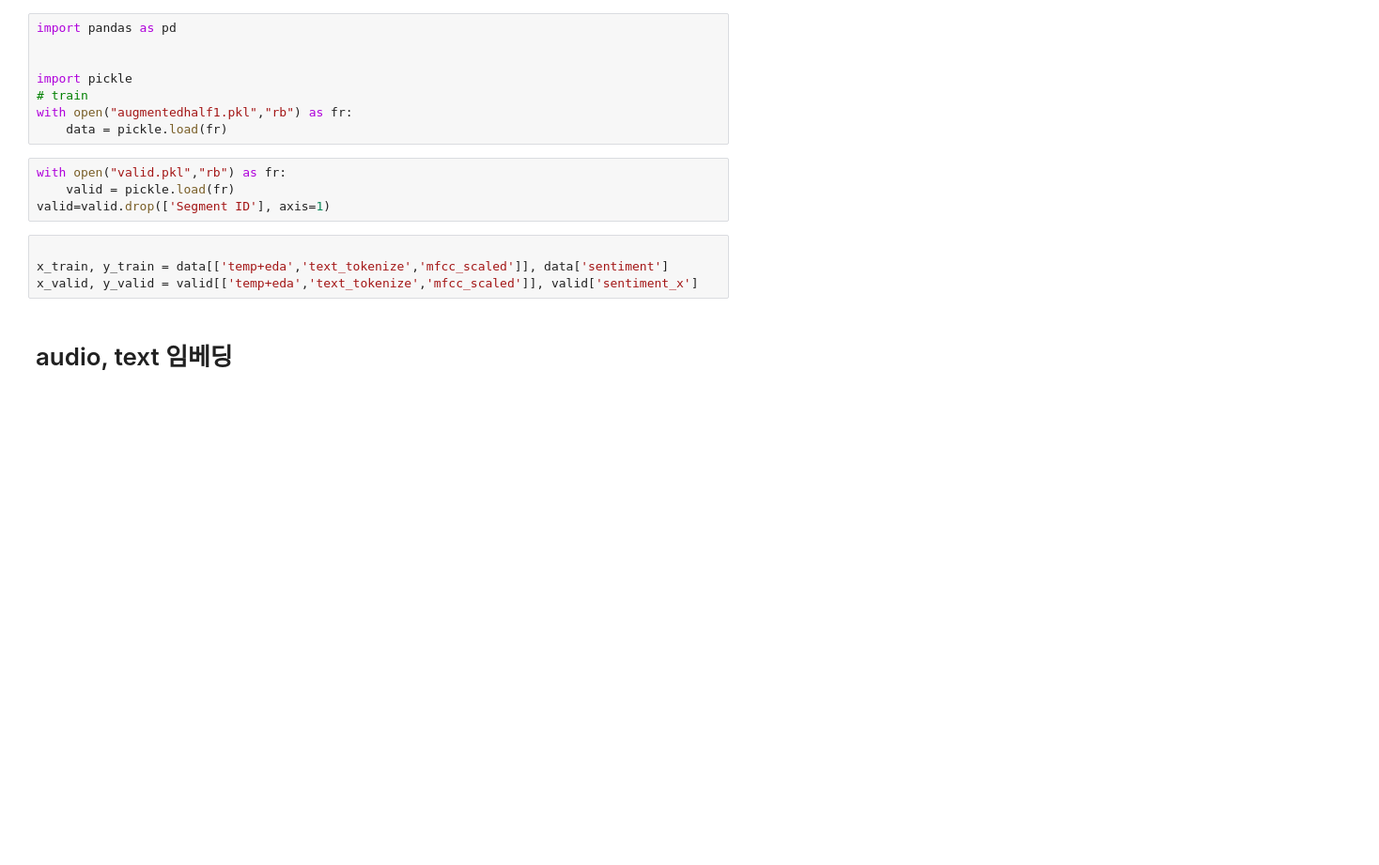
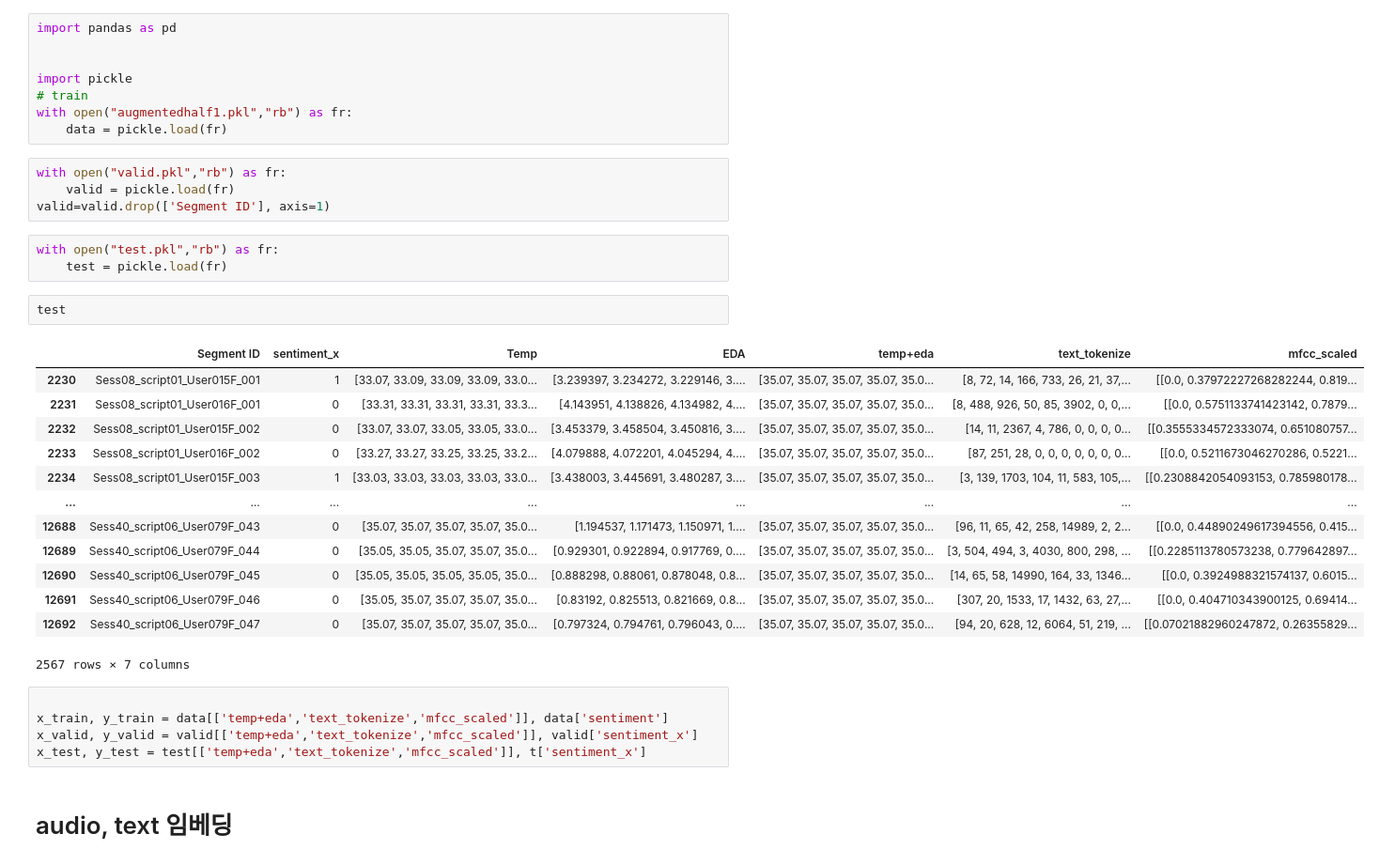
Before and after one commit to Juhyun730/BAT_multimodal_transformer, a Jupyter notebook: model/mul_transformer model_augmenteddata_crossattention.ipynb, the cells around one changed output. Shown: that part at 94% size. Drawn from its saved outputs; the diff is of its cells as text; blank space fills up the shorter version.

```diff
--- a/model/mul_transformer model_augmenteddata_crossattention.ipynb
+++ b/model/mul_transformer model_augmenteddata_crossattention.ipynb
@@ -25,10 +59,30 @@ with open("augmentedhalf1.pkl","rb") as fr:
 with open("valid.pkl","rb") as fr:
     valid = pickle.load(fr)
 valid=valid.drop(['Segment ID'], axis=1)
+# %%
+with open("test.pkl","rb") as fr:
+    test = pickle.load(fr)
+# %%
+test
+# %% [output]
+|  | Segment ID | sentiment_x | Temp | EDA | temp+eda | text_tokenize | mfcc_scaled |
+| 2230 | Sess08_script01_User015F_001 | 1 | [33.07, 33.09, 33.09, 33.09, 33.0... | [3.239397, 3.234272, 3.229146, 3.... | [35.07, 35.07, 35.07, 35.07, 35.0... | [8, 72, 14, 166, 733, 26, 21, 37,... | [[0.0, 0.37972227268282244, 0.819... |
+| 2231 | Sess08_script01_User016F_001 | 0 | [33.31, 33.31, 33.31, 33.31, 33.3... | [4.143951, 4.138826, 4.134982, 4.... | [35.07, 35.07, 35.07, 35.07, 35.0... | [8, 488, 926, 50, 85, 3902, 0, 0,... | [[0.0, 0.5751133741423142, 0.7879... |
+| 2232 | Sess08_script01_User015F_002 | 0 | [33.07, 33.07, 33.05, 33.05, 33.0... | [3.453379, 3.458504, 3.450816, 3.... | [35.07, 35.07, 35.07, 35.07, 35.0... | [14, 11, 2367, 4, 786, 0, 0, 0, 0... | [[0.3555334572333074, 0.651080757... |
+| 2233 | Sess08_script01_User016F_002 | 0 | [33.27, 33.27, 33.25, 33.25, 33.2... | [4.079888, 4.072201, 4.045294, 4.... | [35.07, 35.07, 35.07, 35.07, 35.0... | [87, 251, 28, 0, 0, 0, 0, 0, 0, 0... | [[0.0, 0.5211673046270286, 0.5221... |
+| 2234 | Sess08_script01_User015F_003 | 1 | [33.03, 33.03, 33.03, 33.03, 33.0... | [3.438003, 3.445691, 3.480287, 3.... | [35.07, 35.07, 35.07, 35.07, 35.0... | [3, 139, 1703, 104, 11, 583, 105,... | [[0.2308842054093153, 0.785980178... |
+| ... | ... | ... | ... | ... | ... | ... | ... |
+| 12688 | Sess40_script06_User079F_043 | 0 | [35.07, 35.07, 35.07, 35.07, 35.0... | [1.194537, 1.171473, 1.150971, 1.... | [35.07, 35.07, 35.07, 35.07, 35.0... | [96, 11, 65, 42, 258, 14989, 2, 2... | [[0.0, 0.44890249617394556, 0.415... |
+| 12689 | Sess40_script06_User079F_044 | 0 | [35.05, 35.05, 35.07, 35.07, 35.0... | [0.929301, 0.922894, 0.917769, 0.... | [35.07, 35.07, 35.07, 35.07, 35.0... | [3, 504, 494, 3, 4030, 800, 298, ... | [[0.2285113780573238, 0.779642897... |
+| 12690 | Sess40_script06_User079F_045 | 0 | [35.05, 35.05, 35.05, 35.05, 35.0... | [0.888298, 0.88061, 0.878048, 0.8... | [35.07, 35.07, 35.07, 35.07, 35.0... | [14, 65, 58, 14990, 164, 33, 1346... | [[0.0, 0.3924988321574137, 0.6015... |
+| 12691 | Sess40_script06_User079F_046 | 0 | [35.05, 35.07, 35.07, 35.07, 35.0... | [0.83192, 0.825513, 0.821669, 0.8... | [35.07, 35.07, 35.07, 35.07, 35.0... | [307, 20, 1533, 17, 1432, 63, 27,... | [[0.0, 0.404710343900125, 0.69414... |
+| 12692 | Sess40_script06_User079F_047 | 0 | [35.07, 35.07, 35.07, 35.07, 35.0... | [0.797324, 0.794761, 0.796043, 0.... | [35.07, 35.07, 35.07, 35.07, 35.0... | [94, 20, 628, 12, 6064, 51, 219, ... | [[0.07021882960247872, 0.26355829... |
+2567 rows × 7 columns
 # %%
 
 x_train, y_train = data[['temp+eda','text_tokenize','mfcc_scaled']], data['sentiment']
 x_valid, y_valid = valid[['temp+eda','text_tokenize','mfcc_scaled']], valid['sentiment_x']
+x_test, y_test = test[['temp+eda','text_tokenize','mfcc_scaled']], t['sentiment_x']
 # %% [markdown]
 # audio, text 임베딩
 # %% [markdown]
```
Also changed, not shown: parts of 4 cells of this notebook.
